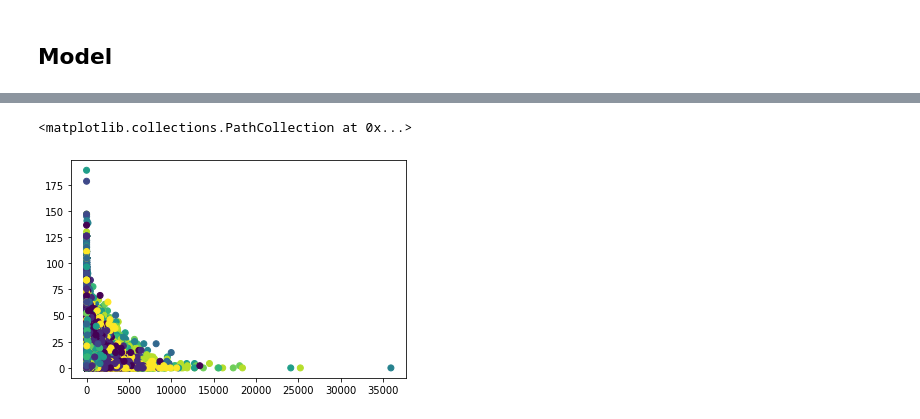
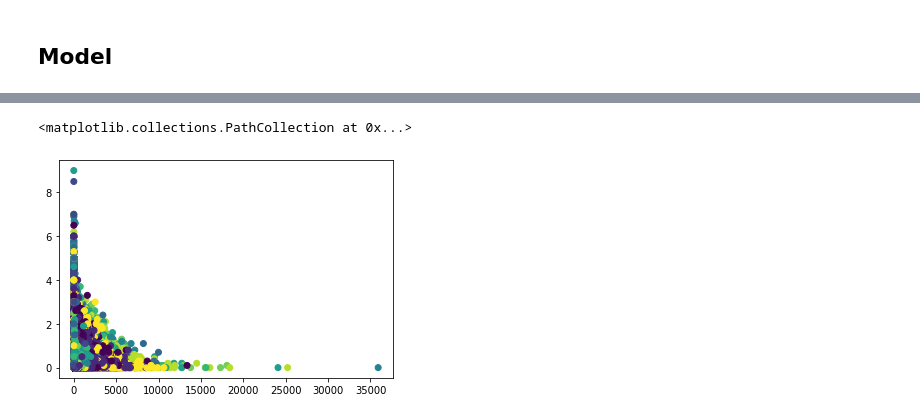
Before and after one commit to arispeaks/SFLibrary, a Jupyter notebook: SF_Library_Project.ipynb, the cells around one changed output, grey strips where cells are left out. Saved outputs shown, nothing was run; the diff lists cells and outputs as text; code cells hidden in the pictures.

Commit message:
return to renewal rate, add plots
type: refactor

revise to use renewal_rate instead of days, add new plots

```diff
--- a/SF_Library_Project.ipynb
+++ b/SF_Library_Project.ipynb
@@ -382,6 +382,6 @@ df_comp.groupby('age_range').yearly_renewals.mean().plot(kind ='bar');
 # checkout, this again will have to be computed as an average=
 # total_renewals/ total_checkouts and I will make this more informative by mutliplying by days allowed per renewal =
 # 21 days per renewal.
-df_comp['renewal_days'] = np.round(df_comp.total_renewals/df_comp.total_checkouts,1)*21
-df_comp.groupby('age_range').renewal_days.mean().plot(kind ='bar');
+df_comp['renewal_rate'] = np.round(df_comp.total_renewals/df_comp.total_checkouts,1)
+df_comp.groupby('age_range').renewal_rate.mean().plot(kind ='bar');
 # %% [output]
@@ -536,6 +536,7 @@ test_score_1,train_score_1
 # %%
 #PLOTS
-plt.scatter(x = df_comp.total_checkouts, y = df_comp.renewal_days, c= df_comp.age_range.cat.codes)
+plt.scatter(x = df_comp.total_checkouts, y = df_comp.renewal_rate.multiply(2*0.5).round(1)
+            , c= df_comp.age_range.cat.codes)
 # %% [output]
 <matplotlib.collections.PathCollection at 0x...>
-[figure, old version]
+[figure, new version]
```
Also changed, not shown: parts of 13 cells of this notebook.
